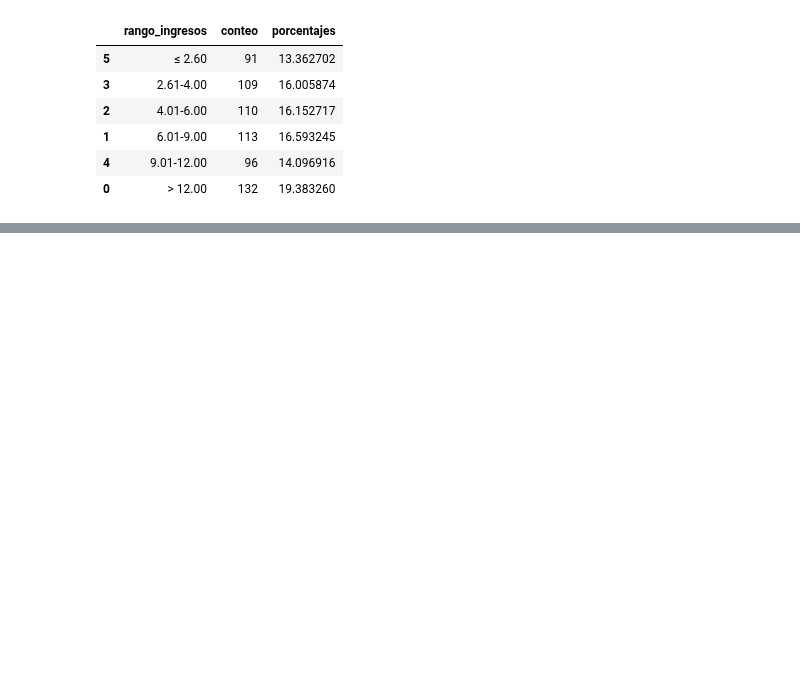
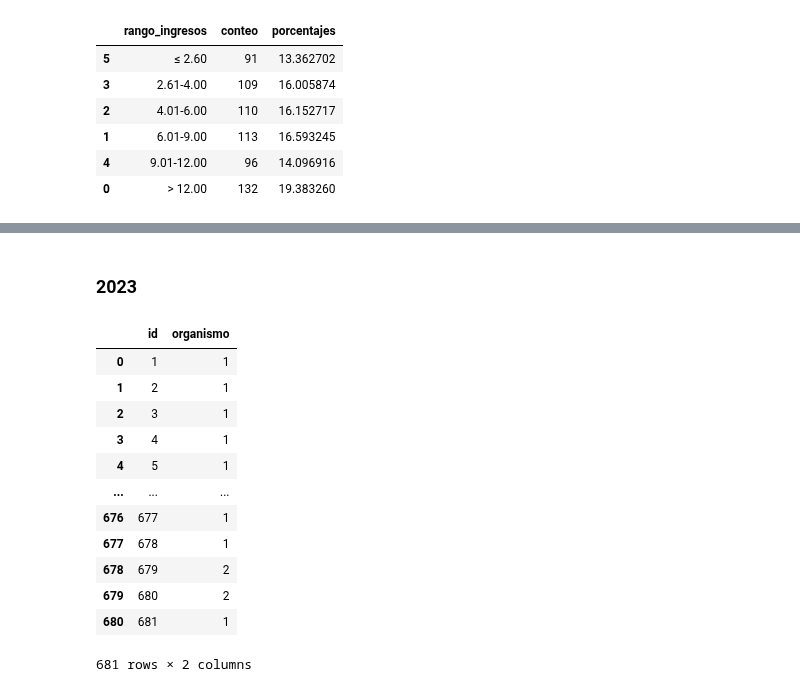
Before and after one commit to MiguelDWT4toCreativo/Datalpine, a Jupyter notebook: resources/jupyter/creditos_distribucion.ipynb, the cells around one changed output, grey strips where cells are left out. Saved outputs shown, nothing was run; the diff lists cells and outputs as text; code cells hidden in the pictures; blank space fills up the shorter version.

```diff
--- a/resources/jupyter/creditos_distribucion.ipynb
+++ b/resources/jupyter/creditos_distribucion.ipynb
@@ -1159,0 +1334,19 @@ fig.show()
+# %% [markdown]
+### 2023
+# %%
+finance_2023_pachuca = df_financiamientos_2023_pachuca[['id','organismo']]
+finance_2023_pachuca
+# %% [output]
+|  | id | organismo |
+| 0 | 1 | 1 |
+| 1 | 2 | 1 |
+| 2 | 3 | 1 |
+| 3 | 4 | 1 |
+| 4 | 5 | 1 |
+| ... | ... | ... |
+| 676 | 677 | 1 |
+| 677 | 678 | 1 |
+| 678 | 679 | 2 |
+| 679 | 680 | 2 |
+| 680 | 681 | 1 |
+681 rows × 2 columns
```
Also changed, not shown: parts of 13 cells of this notebook, 4 other files.
